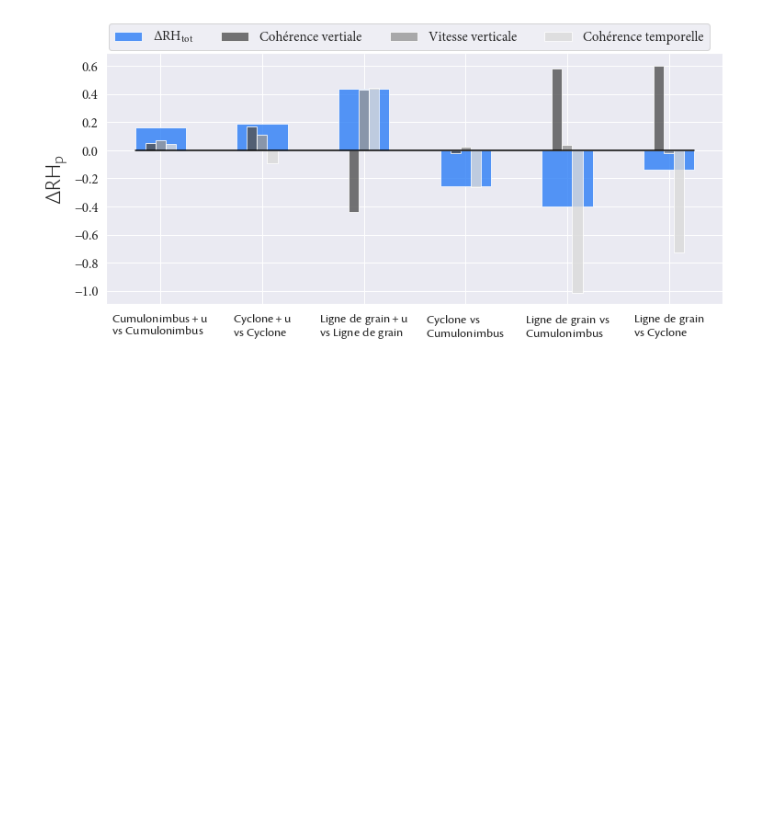
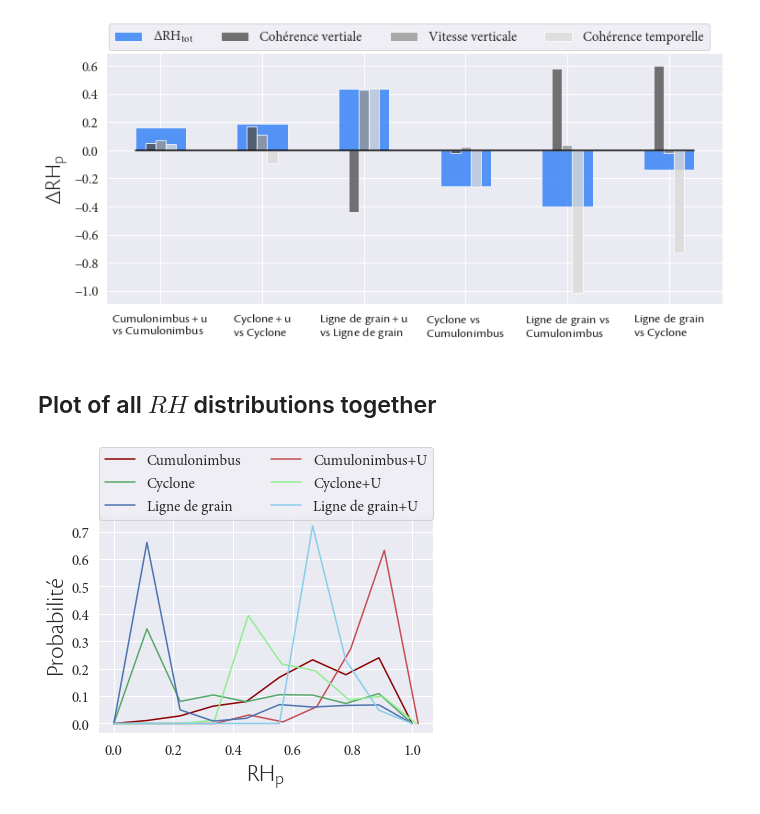
Before and after one commit to FelixLangot/LMD_Internship, a Jupyter notebook: Stats.ipynb, the cells around one changed output. Cells and saved outputs as stored; diff of their text form; code cells hidden in the pictures; blank space fills up the shorter version.

Commit message:
New graphs to compare RHps

```diff
--- a/Stats.ipynb
+++ b/Stats.ipynb
@@ -495,3 +495,38 @@ plt.savefig('Figs/AllComps.png', format='PNG', dpi=600)
 plt.show()
 # %% [output]
 [figure]
+# %% [markdown]
+## Plot of all $RH$ distributions together
+# %%
+nbins=10
+# %%
+RHndatalist = np.reshape(RHdatalist, 6)
+for i in np.arange(len(RHndatalist)):
+    RHdatahist = np.asarray(np.histogram(RHndatalist[i], density=True, bins=nbins), dtype=object)
+    RHdatadistrib = sp.rv_histogram(RHdatahist)
+    RHdataxaxis = np.linspace(0,np.max(RHndatalist[i]),nbins)
+    plt.plot(RHdataxaxis, RHdatadistrib.pdf(RHdataxaxis)/np.sum(RHdatadistrib.pdf(RHdataxaxis)), color=colors[i], label=labelsRHfit[i])
+plt.xlabel('$\mathdefault{RH_{p}}$', fontproperties=Cslabelprop)
+plt.ylabel('Probabilité', fontproperties=Cslabelprop)
+plt.xticks(font = Mplabelprop)
+plt.yticks(font = Mplabelprop)
+handles,labels = plt.gca().get_legend_handles_labels()
+handles2 = [None] * 6
+labels2 = [None] * 6
+handles2[0] = handles[0]
+handles2[1] = handles[2]
+handles2[2] = handles[4]
+handles2[3] = handles[1]
+handles2[4] = handles[3]
+handles2[5] = handles[5]
+labels2[0] = labels[0]
+labels2[1] = labels[2]
+labels2[2] = labels[4]
+labels2[3] = labels[1]
+labels2[4] = labels[3]
+labels2[5] = labels[5]
+plt.legend(handles2, labels2, loc="upper center", bbox_to_anchor=(0.5, 1.35), ncol=2, prop=Mplabelprop)
+plt.savefig('Figs/RHpDynProbsSuperposition.png',bbox_inches='tight', format='PNG', dpi=600)
+plt.show()
+# %% [output]
+[figure, added]
```
